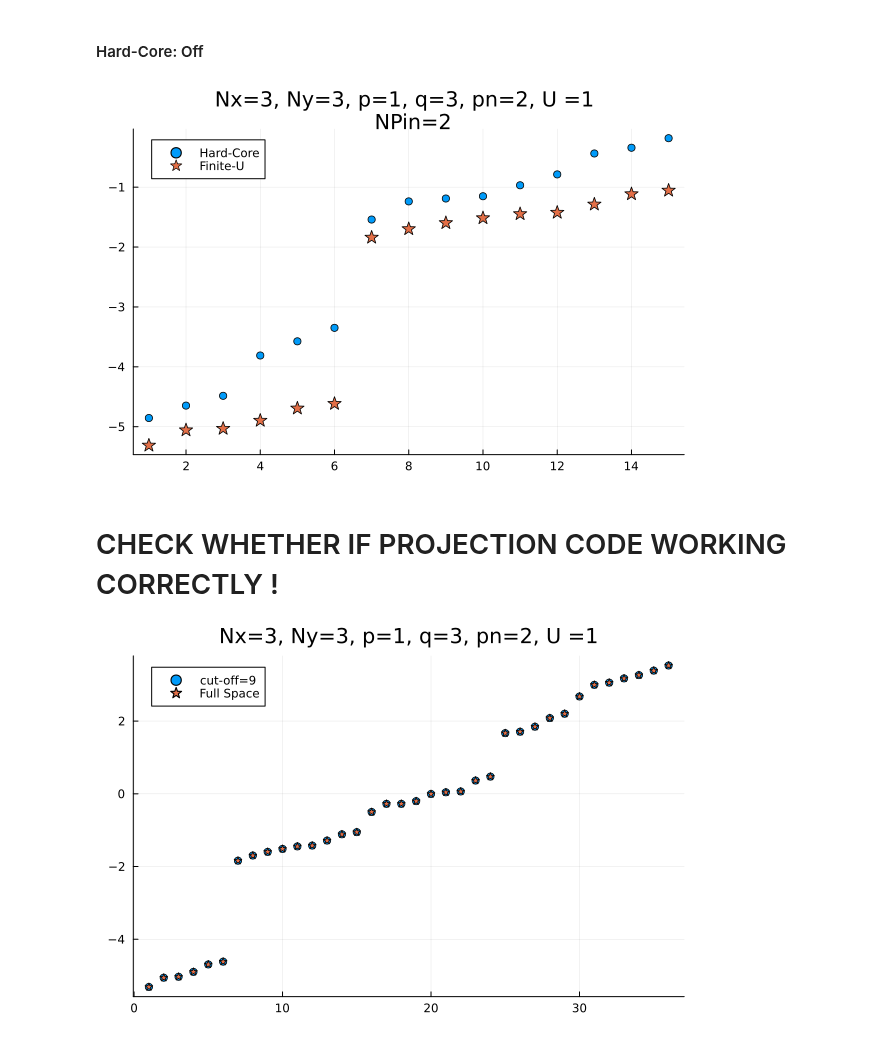
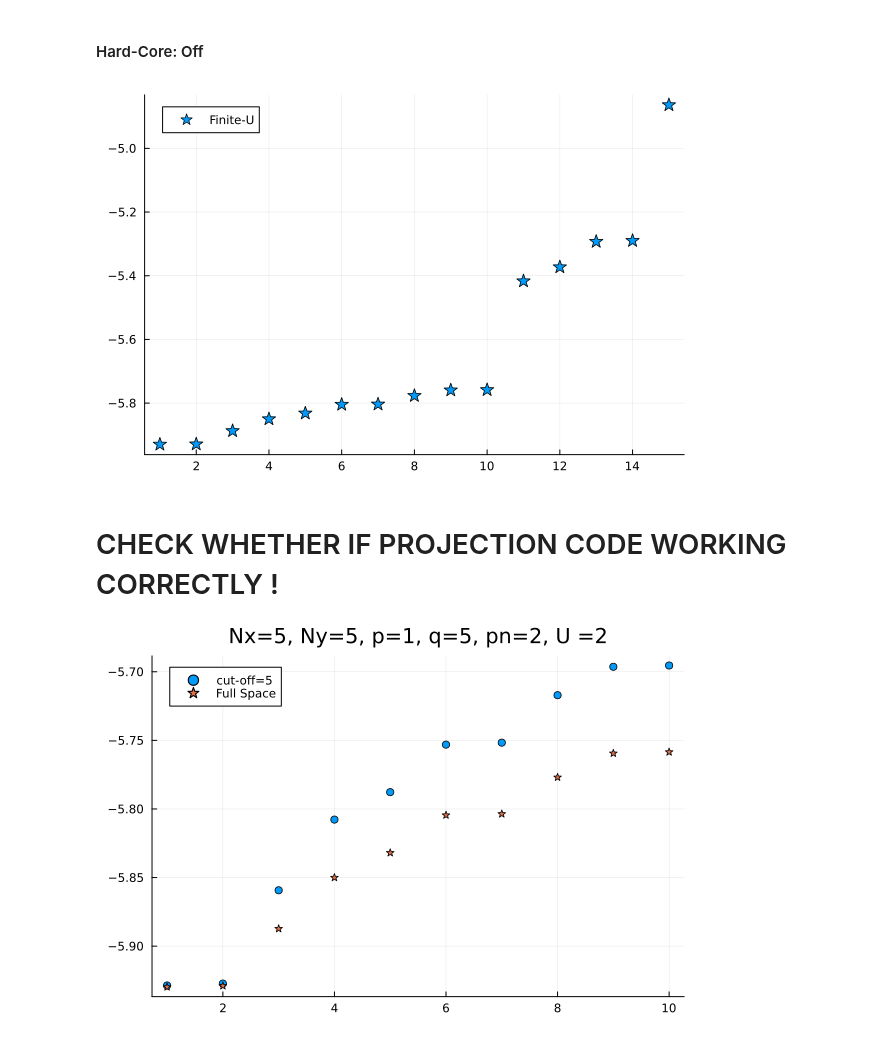
Before and after one commit to Umut-Can-Physics/Kagome-Lattice, a Jupyter notebook: Hofstadter-KM-Kagome/Many-Body/Hofstadter/Hofstadter_Impurity.ipynb, the cells around one changed output. Cells and saved outputs as stored; diff of their text form; code cells hidden in the pictures.

```diff
--- a/Hofstadter-KM-Kagome/Many-Body/Hofstadter/Hofstadter_Impurity.ipynb
+++ b/Hofstadter-KM-Kagome/Many-Body/Hofstadter/Hofstadter_Impurity.ipynb
@@ -116,7 +124,7 @@ Total_H = HHubbard + Impurity_H;
 #### Hard-Core: Off
 # %%
 HardCore = false
-HHubbard, basis_mb = H_Hubbard(N, pn, matrix, HardCore)
+HHubbard, basis_mb = H_Hubbard(N, U, pn, matrix, HardCore)
 
 num_list = get_num_list(N)
 basis_sp = NLevelBasis(N)
@@ -130,17 +138,17 @@ Total_H = HHubbard + Impurity_H;
 # %%
 n = 1
 m = 15
 
-scatter(ϵ_hard_core[n:m],label="Hard-Core",title="Nx=$(Nx), Ny=$(Ny), p=$(p), q=$(q), pn=$(pn), U =$(U) \n NPin=$(NPin)")
-scatter!(ϵ_finite_u[n:m], markershape=:star,markersize=7, label="Finite-U")
+#scatter(ϵ_hard_core[n:m],label="Hard-Core",title="Nx=$(Nx), Ny=$(Ny), p=$(p), q=$(q), pn=$(pn), U =$(U) \n NPin=$(NPin)")
+scatter(ϵ_finite_u[n:m], markershape=:star,markersize=7, label="Finite-U")
 # %% [output]
-[figure, old version]
+[figure, new version]
 # %% [markdown]
 # CHECK WHETHER IF PROJECTION CODE WORKING CORRECTLY !
 # %%
 n=1
-m=36
+m=10
 scatter(ϵ_proj_finite[n:m], label="cut-off=$(Cut_Off)", title="Nx=$(Nx), Ny=$(Ny), p=$(p), q=$(q), pn=$(pn), U =$(U)")
 scatter!(ϵ_finite_u[n:m], label="Full Space",marker=:star)
 # %% [output]
-[figure, old version]
+[figure, new version]
```
Also changed, not shown: parts of 6 cells of this notebook, 6 other files.
